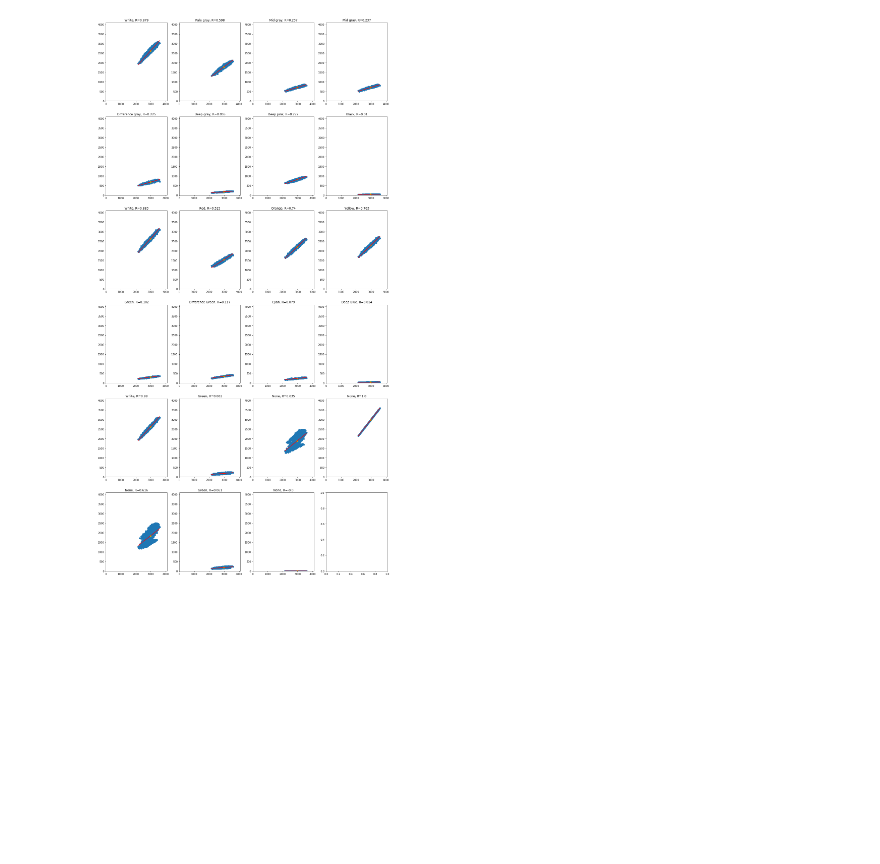
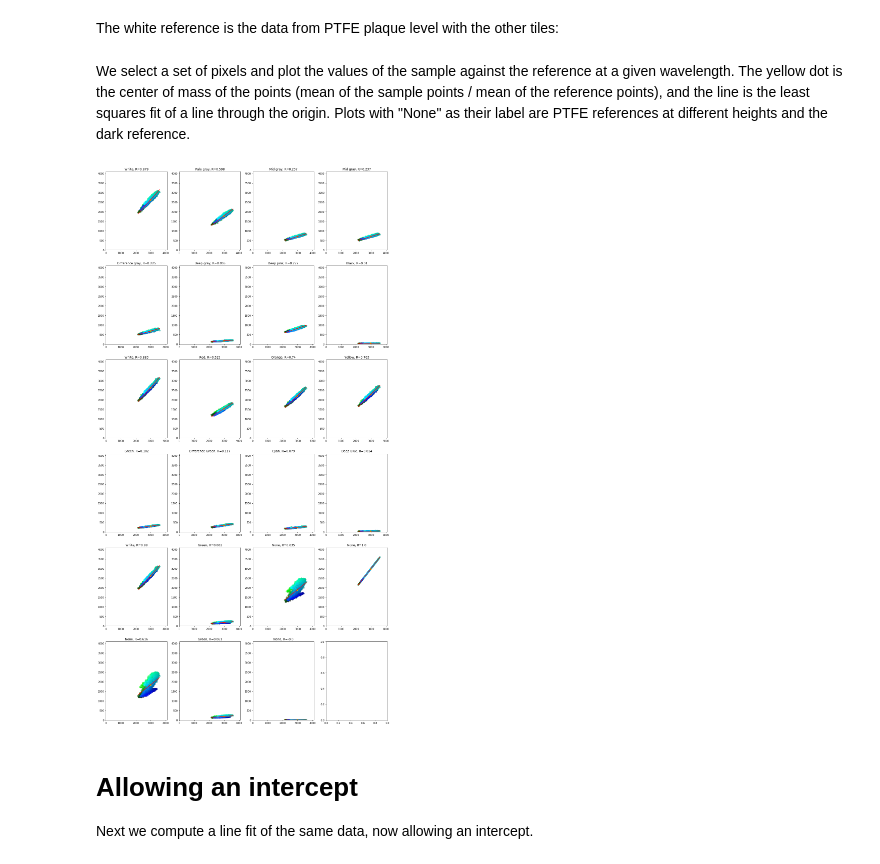
Before and after one commit to silmae/colortiles, a Jupyter notebook: Reflectances as fits.ipynb, the cells around one changed output. Drawn from its saved outputs; the diff is of its cells as text; code cells hidden in the pictures; blank space fills up the shorter version.

```diff
--- a/Reflectances as fits.ipynb
+++ b/Reflectances as fits.ipynb
@@ -18,30 +22,42 @@ Data variables:
     distance           (filename) object dask.array<shape=(23,), chunksize=(1,)>
     tile               (filename) object dask.array<shape=(23,), chunksize=(1,)>
     dark_corrected_dn  (filename, band, y, x) uint16 dask.array<shape=(23, 128, 696, 520), chunksize=(1, 128, 696, 520)>
+# %% [markdown]
+The white reference is the data from PTFE plaque level with the other tiles:
 # %%
-ref = dn_ds.sel(filename='_I50_L0-511_3-10-2018_13.50.8_PTFE_')
-#ref = dn_ds.sel(filename='_I50_L0-511_3-10-2018_13.52.45_PTFE_top')
+ref_file = '_I50_L0-511_3-10-2018_13.50.8_PTFE_'
+dn_ds['reference_dn'] = dn_ds.sel(filename=ref_file)['dark_corrected_dn']
+# %%
+def color_pts(len_x, len_y):
+    cr, cg = np.meshgrid(np.linspace(0, 1, len_x), np.linspace(0, 1, len_y))
+    return np.stack([np.zeros(len_x*len_y), cr.ravel(), cg.ravel()], axis=1)
+# %% [markdown]
+We select a set of pixels and plot the values of the sample against the reference at a given wavelength. The yellow dot is the center of mass of the points (mean of the sample points / mean of the reference points), and the line is the least squares fit of a line through the origin. Plots with "None" as their label are PTFE references at different heights and the dark reference.
 # %%
 roi = {
     'x': slice(0, -1, 20),
     'y': slice(0, -1, 20),
-    'band': 50
 }
+boi = {'band': 50}
 
 fig, axs = plt.subplots(ncols=4, nrows=6, figsize=(20,40))
 axs = axs.ravel()
-x = ref.isel(**roi)['dark_corrected_dn'].data.ravel()
+x = dn_ds.isel(**roi, **boi)['reference_dn'].data.ravel()
+c = color_pts(dn_ds.isel(**roi).x.size, dn_ds.isel(**roi).y.size)
 for k in range(dn_ds.filename.size):
-    y = dn_ds.isel(filename=k, **roi)['dark_corrected_dn'].data.ravel()
+    y = dn_ds.isel(filename=k, **roi, **boi)['dark_corrected_dn'].data.ravel()
     R = np.float64(np.linalg.lstsq(x.reshape(x.size, 1), y.reshape(y.size, 1), rcond=None)[0])
-    axs[k].scatter(x, y)
+    axs[k].scatter(x, y, c=c, alpha=0.5)
     axs[k].scatter(np.mean(x), np.mean(y), color='y')
     axs[k].plot(x, R * x, color='r')
     axs[k].set_title(f"{dn_ds.isel(filename=k)['tile'].values}, R={np.round(R, decimals=3)}")
     axs[k].set_xlim((0, 4096))
     axs[k].set_ylim((0, 4096))
 # %% [output]
-[figure, old version]
+[figure, new version]
+# %% [markdown]
+# Allowing an intercept
+Next we compute a line fit of the same data, now allowing an intercept.
 # %%
 import holoviews as hv
 hv.extension('bokeh', 'matplotlib')
```
Also changed, not shown: parts of 11 cells of this notebook.
